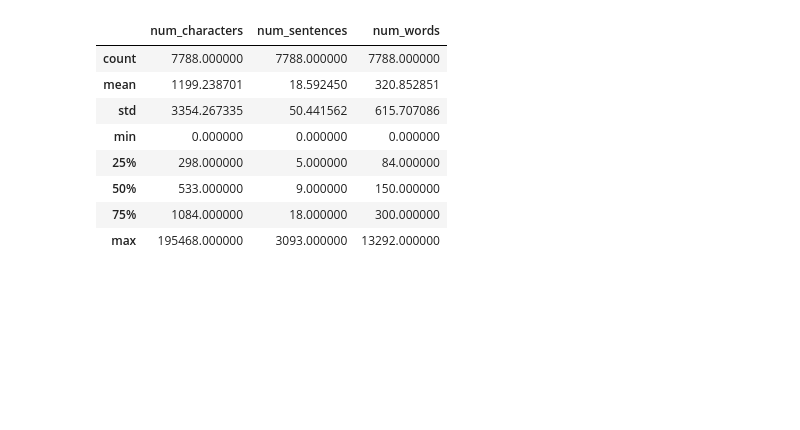
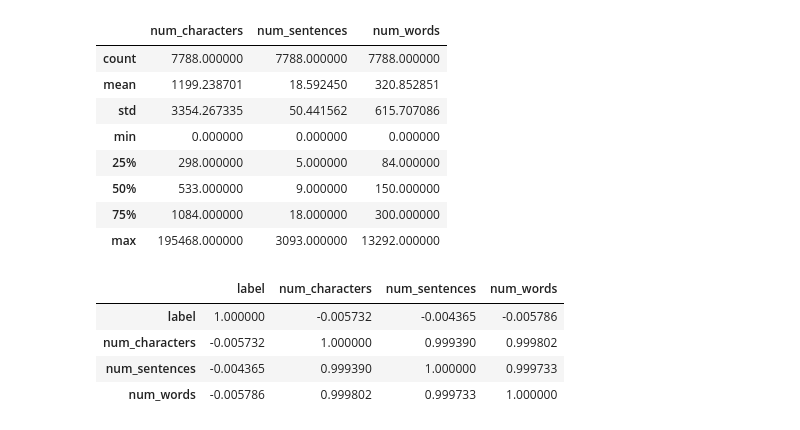
Before and after one commit to shivachaudhary46/natural_language_processing, a Jupyter notebook: Email_Spam_Detection/spam_classifier.ipynb, the cells around one changed output. Cells and saved outputs as stored; diff of their text form; code cells hidden in the pictures; blank space fills up the shorter version.

```diff
--- a/Email_Spam_Detection/spam_classifier.ipynb
+++ b/Email_Spam_Detection/spam_classifier.ipynb
@@ -265,0 +258,8 @@ sns.set(style='whitegrid')
+# %%
+spam_dataset[['label', 'num_characters', 'num_sentences', 'num_words']].corr()
+# %% [output]
+|  | label | num_characters | num_sentences | num_words |
+| label | 1.000000 | -0.005732 | -0.004365 | -0.005786 |
+| num_characters | -0.005732 | 1.000000 | 0.999390 | 0.999802 |
+| num_sentences | -0.004365 | 0.999390 | 1.000000 | 0.999733 |
+| num_words | -0.005786 | 0.999802 | 0.999733 | 1.000000 |
```
Also changed, not shown: parts of 2 cells of this notebook, 2 other files.
